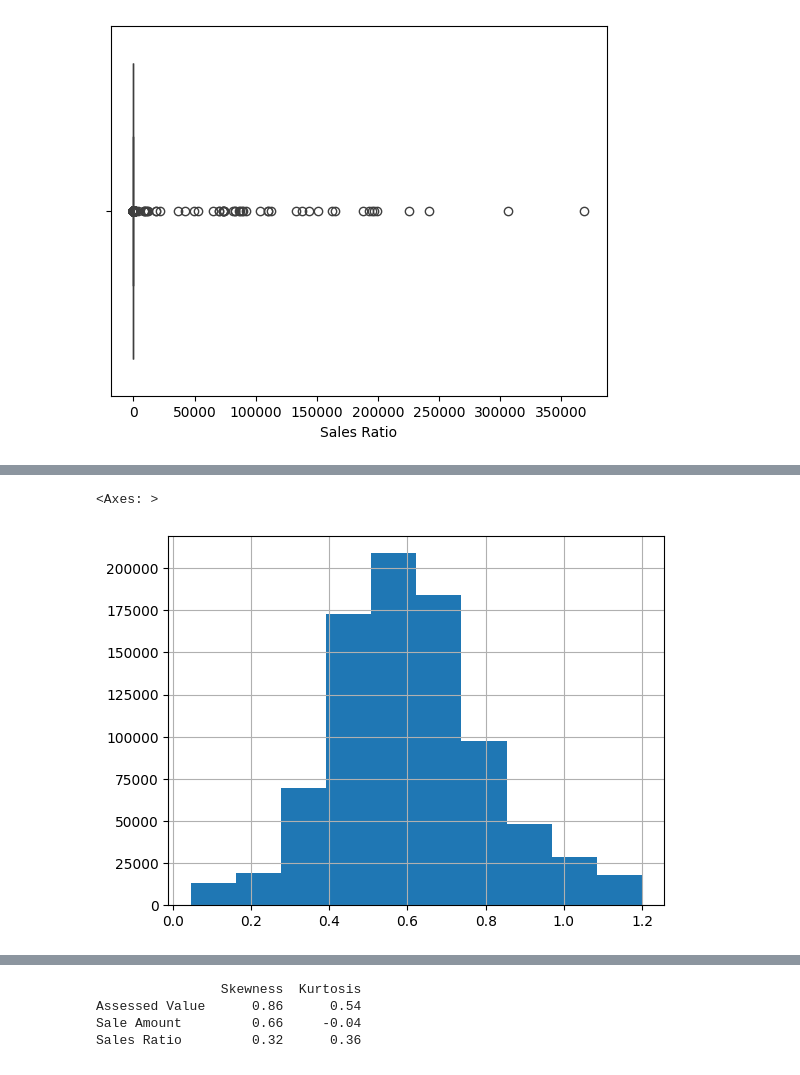
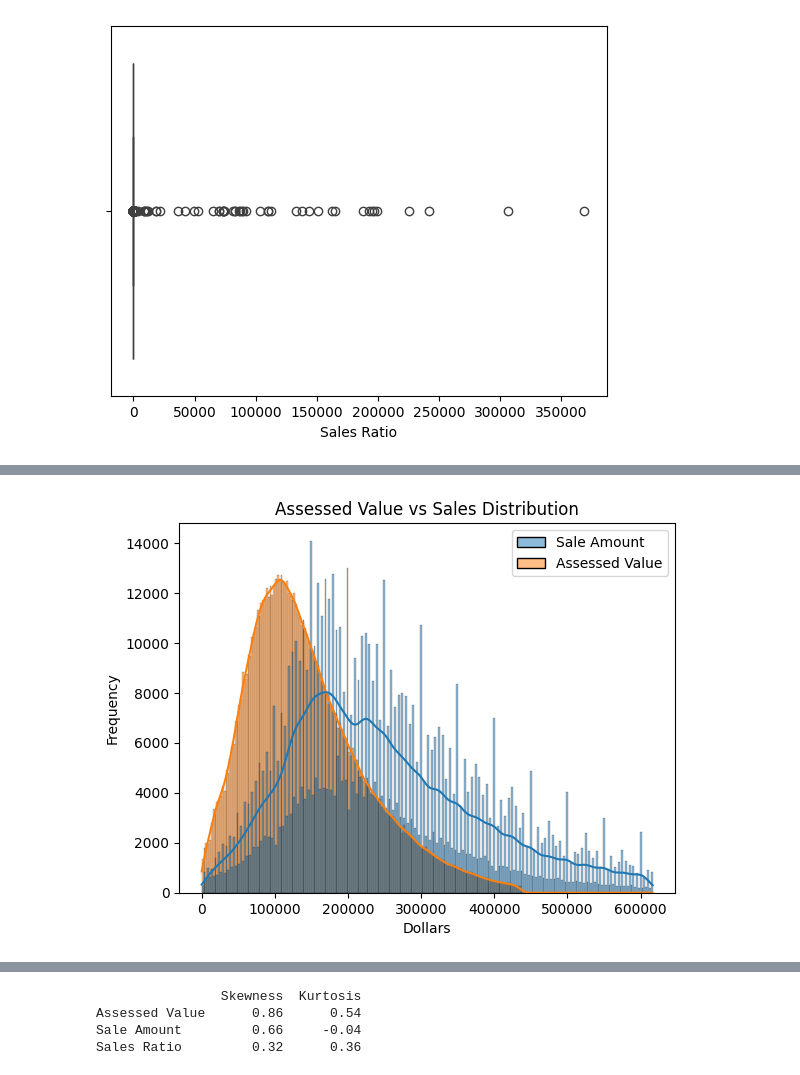
Before and after one commit to maidinh2409/Real-Estate-Sales-Analysis, a Jupyter notebook: Real Estate Sales 2001 - 2023.ipynb, the cells around one changed output, grey strips where cells are left out. Cells and saved outputs as stored; diff of their text form; code cells hidden in the pictures.

```diff
--- a/Real Estate Sales 2001 - 2023.ipynb
+++ b/Real Estate Sales 2001 - 2023.ipynb
@@ -497,5 +405,8 @@ dataset['Sale Amount'].hist()
-# %%
-dataset['Sales Ratio'].hist()
-# %% [output]
-<Axes: >
-[figure, removed]
+# %%
+sns.histplot(data, kde=True)
+plt.title("Assessed Value vs Sales Distribution")
+plt.xlabel("Dollars")
+plt.ylabel("Frequency")
+plt.show()
+# %% [output]
+[figure, added]
```
Also changed, not shown: parts of 95 cells of this notebook.
